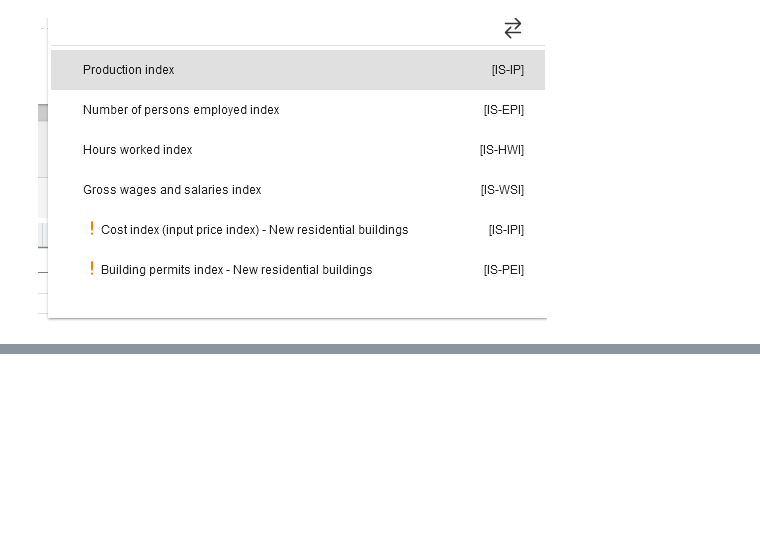
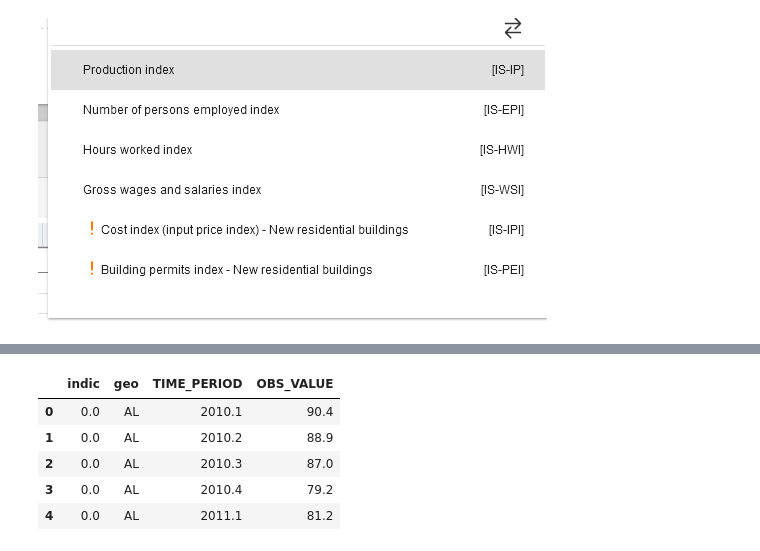
Before and after one commit to sbs23100/MScDataAnalyticsCA2, a Jupyter notebook: irishConstructionData.ipynb, the cells around one changed output, grey strips where cells are left out. Cells and saved outputs as stored; diff of their text form; code cells hidden in the pictures; blank space fills up the shorter version.

```diff
--- a/irishConstructionData.ipynb
+++ b/irishConstructionData.ipynb
@@ -236,0 +289,11 @@ df.head(5)
+# %%
+#convert 'TIME_PERIOD' column to int
+df['TIME_PERIOD'] = df['TIME_PERIOD'].astype(float)
+df.head(5)
+# %% [output]
+|  | indic | geo | TIME_PERIOD | OBS_VALUE |
+| 0 | 0.0 | AL | 2010.1 | 90.4 |
+| 1 | 0.0 | AL | 2010.2 | 88.9 |
+| 2 | 0.0 | AL | 2010.3 | 87.0 |
+| 3 | 0.0 | AL | 2010.4 | 79.2 |
+| 4 | 0.0 | AL | 2011.1 | 81.2 |
```
Also changed, not shown: parts of 18 cells of this notebook.
